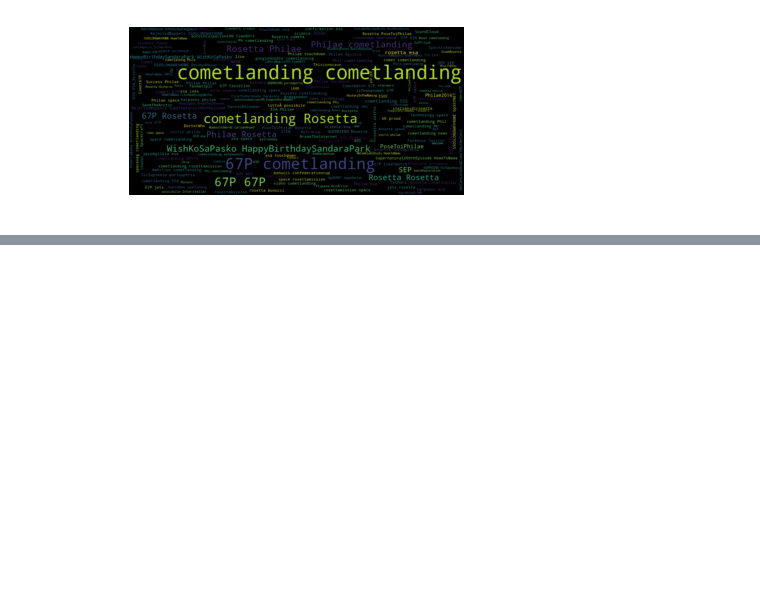
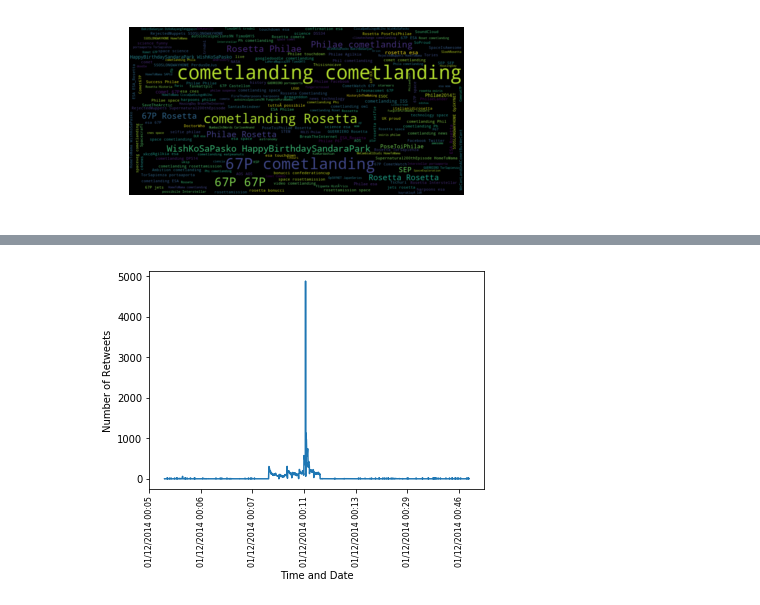
Before and after one commit to Fraser-Brown/Python-stats, a Jupyter notebook: Jupyter.ipynb, the cells around one changed output, grey strips where cells are left out. Saved outputs shown, nothing was run; the diff lists cells and outputs as text; code cells hidden in the pictures; blank space fills up the shorter version.

Commit message:
distinguishes between tweets and retweets

```diff
--- a/Jupyter.ipynb
+++ b/Jupyter.ipynb
@@ -135,0 +154,12 @@ plotter.tweetsTimeLine(data)
+# %%
+from parsing import *
+import matplotlib.pyplot as plt
+from plotter import *
+
+cr = CensusReader("data/CometLanding_refined.csv")
+data = cr.data
+hashTags = data.loc[:, 'entities_str']
+plotter = Plotter()
+plotter.retweetsTimeLine(data)
+# %% [output]
+[figure, added]
```
Also changed, not shown: parts of 3 cells of this notebook, 1 other file.
